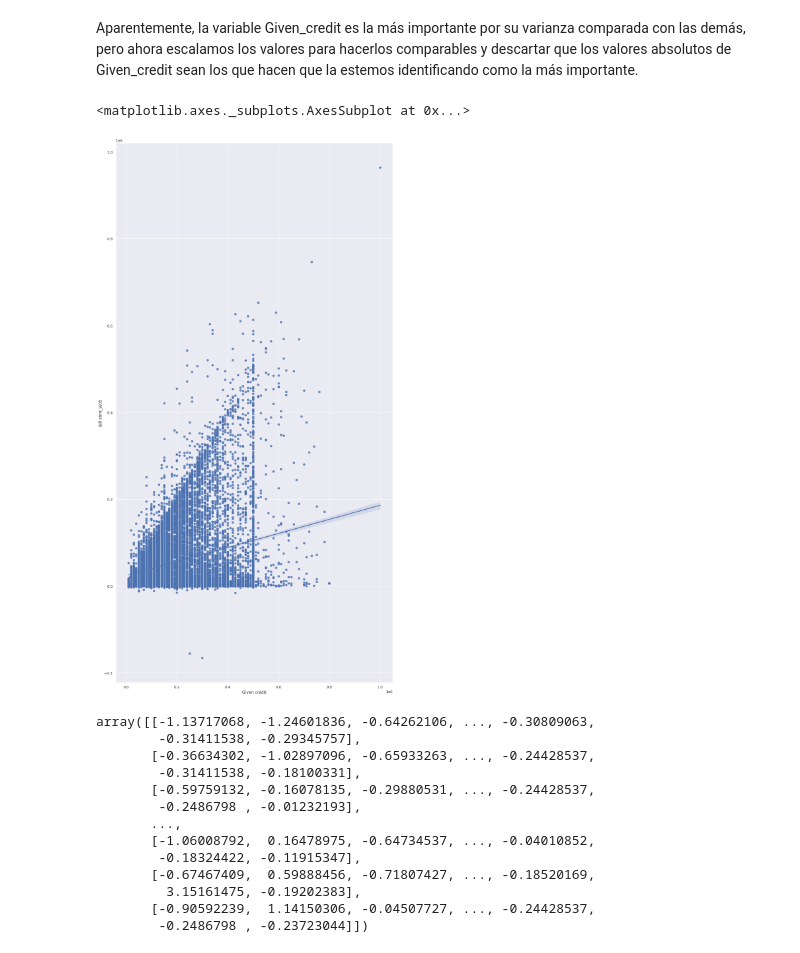
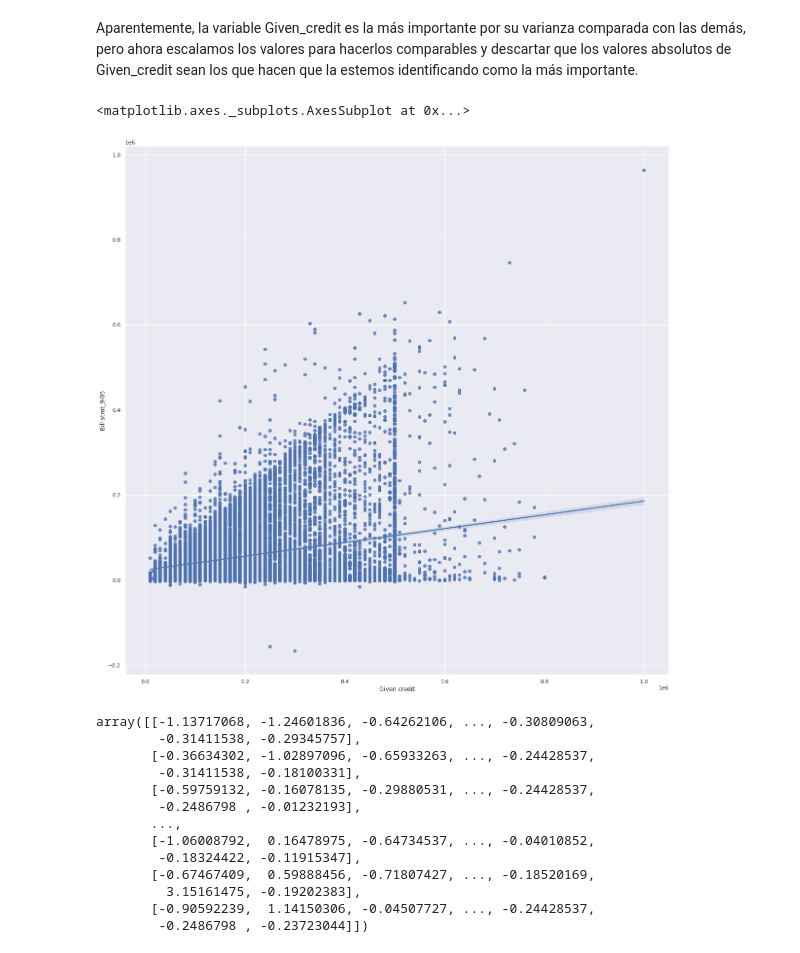
Before and after one commit to PosgradoMNA/Proyecto-final-Equipo-135, a Jupyter notebook: Actividad_Semanal_4_Transformación_y_Reducción_de_datos.ipynb, the cells around one changed output. Cells and saved outputs as stored; diff of their text form; code cells hidden in the pictures.

```diff
--- a/Actividad_Semanal_4_Transformación_y_Reducción_de_datos.ipynb
+++ b/Actividad_Semanal_4_Transformación_y_Reducción_de_datos.ipynb
@@ -334,8 +337,8 @@ import seaborn as sns
 
 matriz_corr = df.corr()
 
-sns.set(rc = {'figure.figsize':(15,30)})
+sns.set(rc = {'figure.figsize':(20,20)})
 
-sns.heatmap(matriz_corr, vmin = -1, vmax = 1, cmap = "BuGn", annot= True)
+sns.heatmap(matriz_corr, vmin = -1, vmax = 1, cmap = "BuGn", linewidth=.01, annot= True)
 # %% [output]
 <matplotlib.axes._subplots.AxesSubplot at 0x...>
@@ -396,14 +399,13 @@ Aparentemente, la variable Given_credit es la más importante por su varianza co
 # %%
 import seaborn as sns
 
 p = sns.regplot(data = df,
                 x = df['Given credit'],
-                y = df['Bill stmt_9/05']
-               )
+                y = df['Bill stmt_9/05'])
 p
 # %% [output]
 <matplotlib.axes._subplots.AxesSubplot at 0x...>
-[figure, old version]
+[figure, new version]
 # %%
 from sklearn.preprocessing import StandardScaler
 
```
Also changed, not shown: parts of 8 cells of this notebook.
